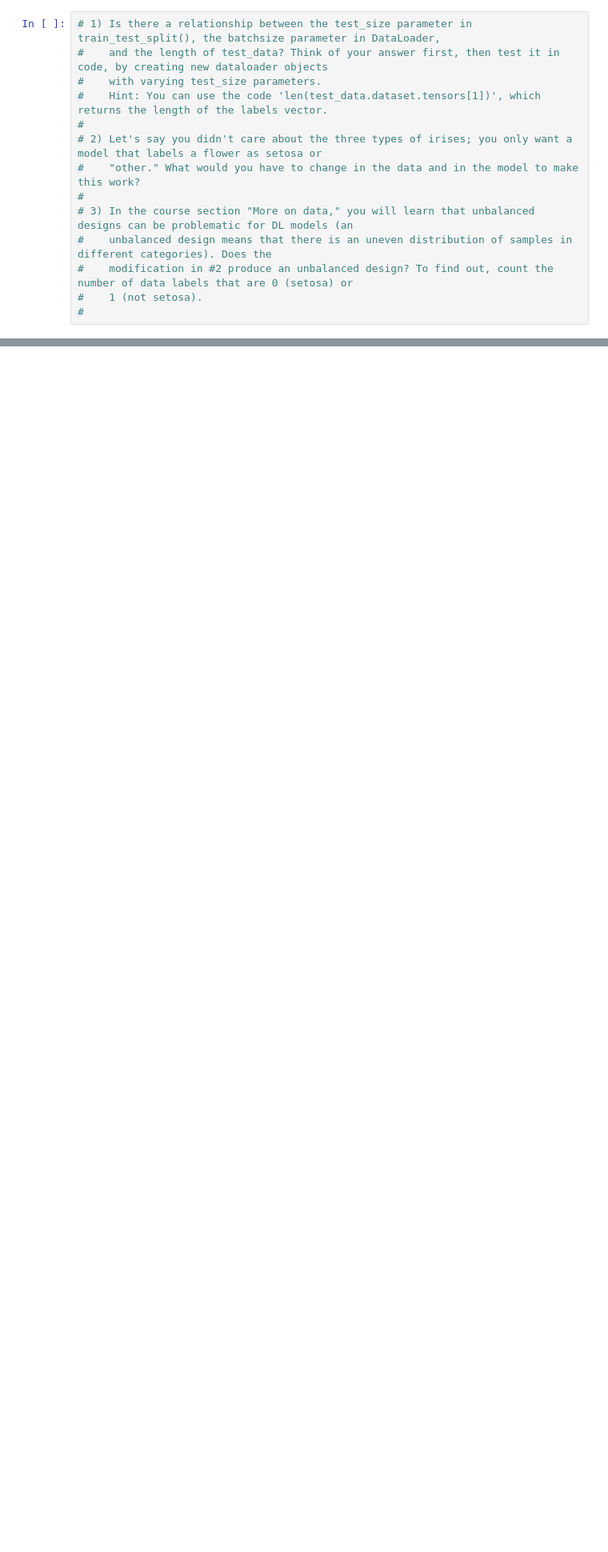
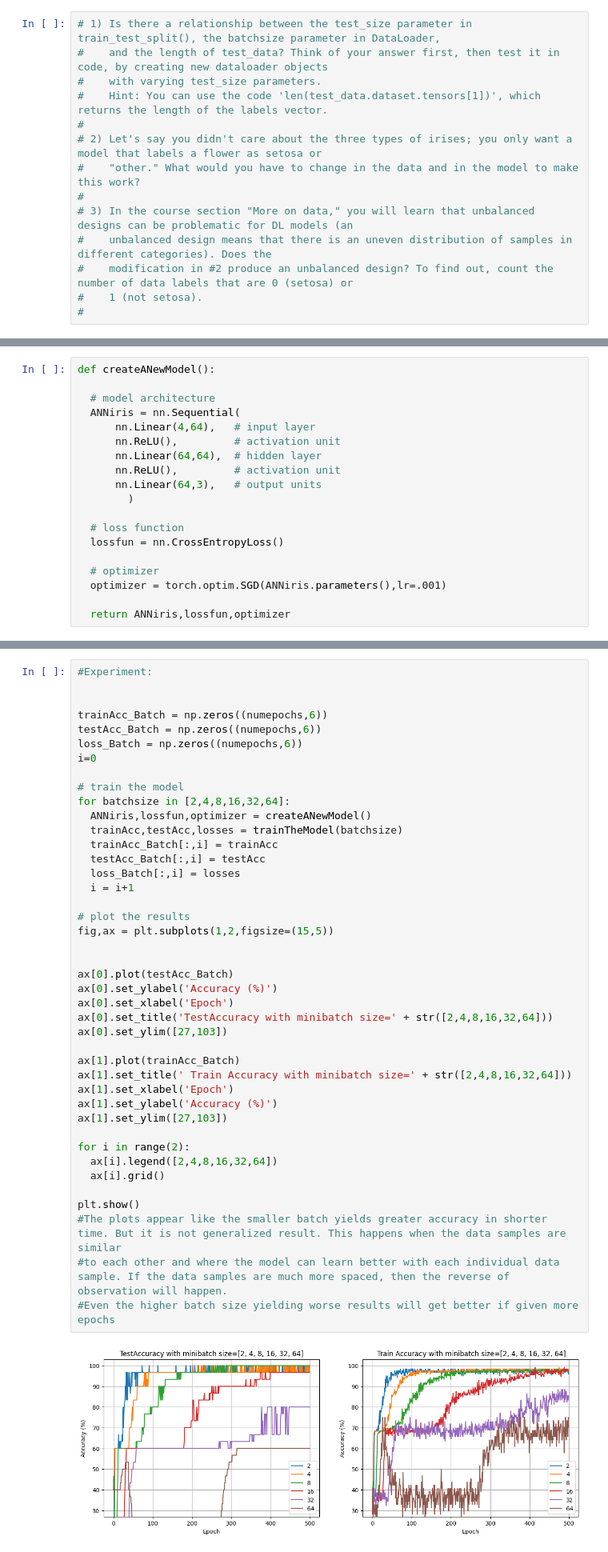
Before and after one commit to DineshAthavan/DeepLearning-Foundations, a Jupyter notebook: regularization/DUDL_regular_minibatch.ipynb, the cells around one changed output, grey strips where cells are left out. Shown at 80% size. Drawn from its saved outputs; the diff is of its cells as text; blank space fills up the shorter version.

```diff
--- a/regularization/DUDL_regular_minibatch.ipynb
+++ b/regularization/DUDL_regular_minibatch.ipynb
@@ -203,0 +229,19 @@ plt.show()
+# %%
+def createANewModel():
+
+  # model architecture
+  ANNiris = nn.Sequential(
+      nn.Linear(4,64),   # input layer
+      nn.ReLU(),         # activation unit
+      nn.Linear(64,64),  # hidden layer
+      nn.ReLU(),         # activation unit
+      nn.Linear(64,3),   # output units
+        )
+
+  # loss function
+  lossfun = nn.CrossEntropyLoss()
+
+  # optimizer
+  optimizer = torch.optim.SGD(ANNiris.parameters(),lr=.001)
+
+  return ANNiris,lossfun,optimizer
@@ -203,0 +298,44 @@ plt.show()
+# %%
+#Experiment:
+
+
+trainAcc_Batch = np.zeros((numepochs,6))
+testAcc_Batch = np.zeros((numepochs,6))
+loss_Batch = np.zeros((numepochs,6))
+i=0
+
+# train the model
+for batchsize in [2,4,8,16,32,64]:
+  ANNiris,lossfun,optimizer = createANewModel()
+  trainAcc,testAcc,losses = trainTheModel(batchsize)
+  trainAcc_Batch[:,i] = trainAcc
+  testAcc_Batch[:,i] = testAcc
+  loss_Batch[:,i] = losses
+  i = i+1
+
+# plot the results
+fig,ax = plt.subplots(1,2,figsize=(15,5))
+
+
+ax[0].plot(testAcc_Batch)
+ax[0].set_ylabel('Accuracy (%)')
+ax[0].set_xlabel('Epoch')
+ax[0].set_title('TestAccuracy with minibatch size=' + str([2,4,8,16,32,64]))
+ax[0].set_ylim([27,103])
+
+ax[1].plot(trainAcc_Batch)
+ax[1].set_title(' Train Accuracy with minibatch size=' + str([2,4,8,16,32,64]))
+ax[1].set_xlabel('Epoch')
+ax[1].set_ylabel('Accuracy (%)')
+ax[1].set_ylim([27,103])
+
+for i in range(2):
+  ax[i].legend([2,4,8,16,32,64])
+  ax[i].grid()
+
+plt.show()
+#The plots appear like the smaller batch yields greater accuracy in shorter time. But it is not generalized result. This happens when the data samples are similar
+#to each other and where the model can learn better with each individual data sample. If the data samples are much more spaced, then the reverse of observation will happen.
+#Even the higher batch size yielding worse results will get better if given more epochs
+# %% [output]
+[figure, added]
```
Also changed, not shown: parts of 2 cells of this notebook.
